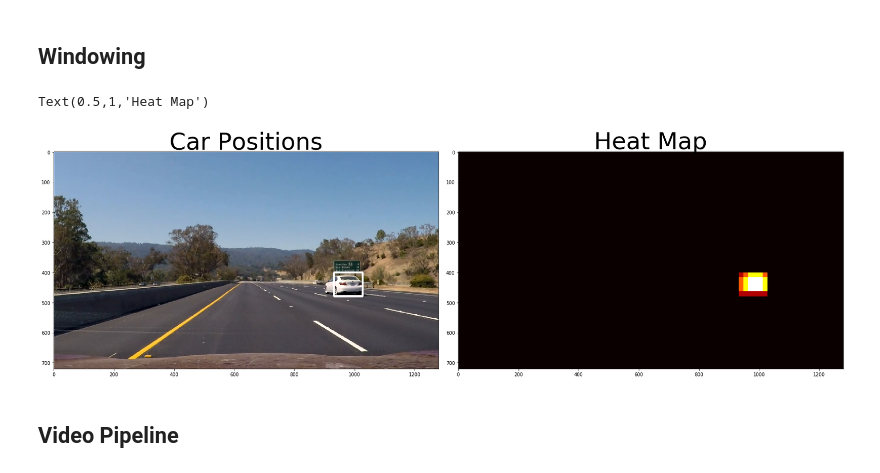
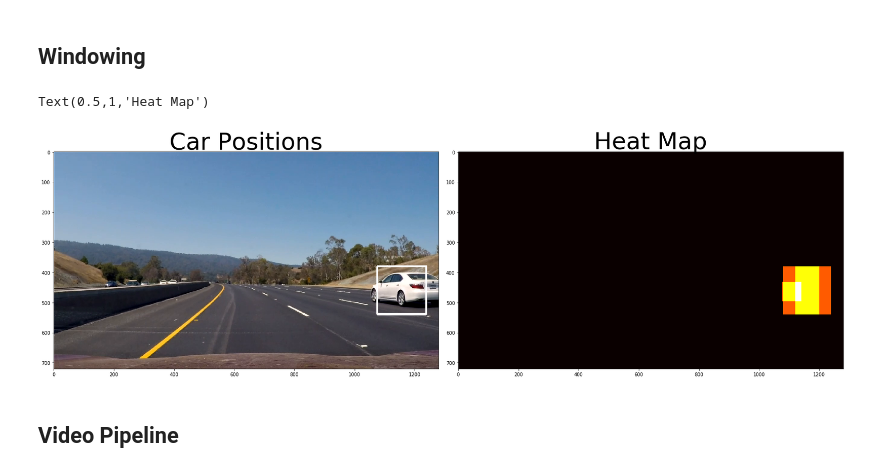
Before and after one commit to hassmuha/CarND-Vehicle-Detection-Submit, a Jupyter notebook: main.ipynb, the cells around one changed output. Saved outputs shown, nothing was run; the diff lists cells and outputs as text; code cells hidden in the pictures.

```diff
--- a/main.ipynb
+++ b/main.ipynb
@@ -307,7 +307,7 @@ if GridSearch:
 # %%
 # just to confirm with the best parameters
 #clf = svm.SVC(kernel='rbf',C=4,gamma= .004)
-clf = svm.SVC(kernel='rbf',C=4,gamma= .004)
+clf = svm.SVC(kernel='rbf',C=4)
 
 # Check the training time for the SVC
 t=time.time()
@@ -451,17 +451,17 @@ def find_cars(img, crop_x, crop_w, crop_y, crop_h, scale_x, scale_y, X_scaler, c
 
     # step 1 :
     crop_img_HLS = cv2.cvtColor(crop_img, cv2.COLOR_RGB2HLS)
-    crop_img_YUV = cv2.cvtColor(crop_img, cv2.COLOR_RGB2YUV)
+    #crop_img_YUV = cv2.cvtColor(crop_img, cv2.COLOR_RGB2YUV)
 
     if scale_x != 1 or scale_y != 1:
         imshape = crop_img_HLS.shape
         crop_img_HLS_resize = cv2.resize(crop_img_HLS, (np.int(imshape[1]/scale_x), np.int(imshape[0]/scale_y)))
-        crop_img_YUV_resize = cv2.resize(crop_img_YUV, (np.int(imshape[1]/scale_x), np.int(imshape[0]/scale_y)))
+        #crop_img_YUV_resize = cv2.resize(crop_img_YUV, (np.int(imshape[1]/scale_x), np.int(imshape[0]/scale_y)))
     else:
         crop_img_HLS_resize = np.copy(crop_img_HLS)
-        crop_img_YUV_resize = np.copy(crop_img_YUV)
+        #crop_img_YUV_resize = np.copy(crop_img_YUV)
 
-    y_channel = crop_img_YUV_resize[:,:,0]
+    #y_channel = crop_img_YUV_resize[:,:,0]
 
     h_channel = crop_img_HLS_resize[:,:,0]
     l_channel = crop_img_HLS_resize[:,:,1]
@@ -473,14 +473,14 @@ def find_cars(img, crop_x, crop_w, crop_y, crop_h, scale_x, scale_y, X_scaler, c
     nyblocks = (l_channel.shape[0] // pix_per_cell) - cell_per_block + 1
 
     # 32 was the orginal sampling rate, with 4 cells and 8 pix per cell
-    window = 32
+    window = 64
     nblocks_per_window = (window // pix_per_cell) - cell_per_block + 1
 
     nxsteps = (nxblocks - nblocks_per_window) // cells_per_step_x + 1
     nysteps = (nyblocks - nblocks_per_window) // cells_per_step_y + 1
 
     # Compute individual channel HOG features for the resized crop image
-    hog_features_image = get_hog_features(y_channel, orient, pix_per_cell, cell_per_block, feature_vec=False)
+    hog_features_image = get_hog_features(l_channel, orient, pix_per_cell, cell_per_block, feature_vec=False)
 
 
 
@@ -501,7 +501,7 @@ def find_cars(img, crop_x, crop_w, crop_y, crop_h, scale_x, scale_y, X_scaler, c
             hist_features_window_h = channel_hist(h_channel[ytop:ytop+window, xleft:xleft+window], nbins=hist_bins, bins_range=hist_range)
 
             hist_features_window_s = hist_features_window_s[10:]
-            hist_features_window_h = hist_features_window_h[:-16]
+            hist_features_window_h = hist_features_window_h[:-8]
 
 
             #concatenate the features to one feature vector
@@ -556,7 +556,7 @@ def draw_labeled_bboxes(img, labels):
     # Return the image
     return img
 
-img_test = mpimg.imread('./project_video/frame470.jpg')
+img_test = mpimg.imread('./project_video/frame225.jpg')
 
 heat = np.zeros_like(img_test[:,:,0]).astype(np.float)
 
@@ -568,11 +568,10 @@ hist_range=(0, 256)
 
 bbox_list = []
 
-
 crop_x = 500;crop_w = 780
 crop_y = 400;crop_h = 128
-scale_x = 64/32;scale_y = 64/32
-cells_per_step_x = 1; cells_per_step_y = 2
+scale_x = 64/64;scale_y = 64/64
+cells_per_step_x = 4; cells_per_step_y = 4
 bbox_list = bbox_list + find_cars(img_test, crop_x, crop_w, crop_y, crop_h, scale_x, scale_y, X_scaler, clf,
                                   orient, pix_per_cell, cell_per_block, hist_bins, hist_range,
                                   cells_per_step_x, cells_per_step_y)
@@ -580,8 +579,8 @@ bbox_list = bbox_list + find_cars(img_test, crop_x, crop_w, crop_y, crop_h, scal
 
 crop_x = 500;crop_w = 780
 crop_y = 400;crop_h = 150
-scale_x = 96/32;scale_y = 96/32
-cells_per_step_x = 1; cells_per_step_y = 2
+scale_x = 96/64;scale_y = 96/64
+cells_per_step_x = 2; cells_per_step_y = 4
 bbox_list = bbox_list + find_cars(img_test, crop_x, crop_w, crop_y, crop_h, scale_x, scale_y, X_scaler, clf,
                                   orient, pix_per_cell, cell_per_block, hist_bins, hist_range,
                                   cells_per_step_x, cells_per_step_y)
@@ -589,8 +588,8 @@ bbox_list = bbox_list + find_cars(img_test, crop_x, crop_w, crop_y, crop_h, scal
 
 crop_x = 500;crop_w = 780
 crop_y = 400;crop_h = 128
-scale_x = 96/32;scale_y = 64/32
-cells_per_step_x = 1; cells_per_step_y = 1
+scale_x = 96/64;scale_y = 64/64
+cells_per_step_x = 2; cells_per_step_y = 2
 bbox_list = bbox_list + find_cars(img_test, crop_x, crop_w, crop_y, crop_h, scale_x, scale_y, X_scaler, clf,
                                   orient, pix_per_cell, cell_per_block, hist_bins, hist_range,
                                   cells_per_step_x, cells_per_step_y)
@@ -598,24 +597,32 @@ bbox_list = bbox_list + find_cars(img_test, crop_x, crop_w, crop_y, crop_h, scal
 #for right portion
 crop_x = 1000;crop_w = 280
 crop_y = 380;crop_h = 150 #might be go back to same y as 96 x 96
-scale_x = 128/32;scale_y = 64/32
-cells_per_step_x = 1; cells_per_step_y = 1
+scale_x = 128/64;scale_y = 64/64
+cells_per_step_x = 2; cells_per_step_y = 2
 bbox_list = bbox_list + find_cars(img_test, crop_x, crop_w, crop_y, crop_h, scale_x, scale_y, X_scaler, clf,
                                   orient, pix_per_cell, cell_per_block, hist_bins, hist_range,
                                   cells_per_step_x, cells_per_step_y)
 
 crop_x = 1000;crop_w = 280
 crop_y = 380;crop_h = 250 #might be go back to same y as 96 x 96
-scale_x = 128/32;scale_y = 128/32
-cells_per_step_x = 1; cells_per_step_y = 2
+scale_x = 128/64;scale_y = 128/64
+cells_per_step_x = 2; cells_per_step_y = 4
 bbox_list = bbox_list + find_cars(img_test, crop_x, crop_w, crop_y, crop_h, scale_x, scale_y, X_scaler, clf,
                                   orient, pix_per_cell, cell_per_block, hist_bins, hist_range,
                                   cells_per_step_x, cells_per_step_y)
 
 crop_x = 1000;crop_w = 280
 crop_y = 380;crop_h = 250 #might be go back to same y as 96 x 96
-scale_x = 192/32;scale_y = 128/32
-cells_per_step_x = 1; cells_per_step_y = 2
+scale_x = 160/64;scale_y = 160/64
+cells_per_step_x = 2; cells_per_step_y = 4
+bbox_list = bbox_list + find_cars(img_test, crop_x, crop_w, crop_y, crop_h, scale_x, scale_y, X_scaler, clf,
+                                  orient, pix_per_cell, cell_per_block, hist_bins, hist_range,
+                                  cells_per_step_x, cells_per_step_y)
+
+crop_x = 1000;crop_w = 280
+crop_y = 380;crop_h = 250 #might be go back to same y as 96 x 96
+scale_x = 192/64;scale_y = 128/64
+cells_per_step_x = 2; cells_per_step_y = 4
 bbox_list = bbox_list + find_cars(img_test, crop_x, crop_w, crop_y, crop_h, scale_x, scale_y, X_scaler, clf,
                                   orient, pix_per_cell, cell_per_block, hist_bins, hist_range,
                                   cells_per_step_x, cells_per_step_y)
@@ -623,42 +630,51 @@ bbox_list = bbox_list + find_cars(img_test, crop_x, crop_w, crop_y, crop_h, scal
 # for lower portion
 crop_x = 500;crop_w = 550
 crop_y = 500;crop_h = 150 #might be go back to same y as 96 x 96
-scale_x = 128/32;scale_y = 64/32
-cells_per_step_x = 1; cells_per_step_y = 2
+scale_x = 128/64;scale_y = 64/64
+cells_per_step_x = 2; cells_per_step_y = 4
 bbox_list = bbox_list + find_cars(img_test, crop_x, crop_w, crop_y, crop_h, scale_x, scale_y, X_scaler, clf,
                                   orient, pix_per_cell, cell_per_block, hist_bins, hist_range,
                                   cells_per_step_x, cells_per_step_y)
 crop_x = 500;crop_w = 550
 crop_y = 500;crop_h = 150 #might be go back to same y as 96 x 96
-scale_x = 128/32;scale_y = 128/32
-cells_per_step_x = 1; cells_per_step_y = 2
+scale_x = 128/64;scale_y = 128/64
+cells_per_step_x = 2; cells_per_step_y = 4
 bbox_list = bbox_list + find_cars(img_test, crop_x, crop_w, crop_y, crop_h, scale_x, scale_y, X_scaler, clf,
                                   orient, pix_per_cell, cell_per_block, hist_bins, hist_range,
                                   cells_per_step_x, cells_per_step_y)
+
+crop_x = 500;crop_w = 550
+crop_y = 500;crop_h = 150 #might be go back to same y as 96 x 96
+scale_x = 160/64;scale_y = 160/64
+cells_per_step_x = 2; cells_per_step_y = 4
+bbox_list = bbox_list + find_cars(img_test, crop_x, crop_w, crop_y, crop_h, scale_x, scale_y, X_scaler, clf,
+                                  orient, pix_per_cell, cell_per_block, hist_bins, hist_range,
+                                  cells_per_step_x, cells_per_step_y)
+
 # Add heat to each box in box list
 heat = add_heat(heat,bbox_list)
 
 
 # Apply threshold to help remove false positives
-heat = apply_threshold(heat,0)
+heat = apply_threshold(heat,2)
 
 # Visualize the heatmap when displaying
 heatmap = np.clip(heat, 0, 255)
 
 # Find final boxes from heatmap using label function
 labels = label(heatmap)
 draw_img = draw_labeled_bboxes(np.copy(img_test), labels)
 #draw_img = draw_boxes(np.copy(img_test), rect_list_temp, color=(0, 0, 255), thick=6)
 
 f, (ax1, ax2) = plt.subplots(1, 2, figsize=(24, 9))
 f.tight_layout()
 ax1.imshow(draw_img)
 ax1.set_title('Car Positions', fontsize=50)
 ax2.imshow(heatmap, cmap='hot')
 ax2.set_title('Heat Map', fontsize=50)
 # %% [output]
 Text(0.5,1,'Heat Map')
-[figure, old version]
+[figure, new version]
 # %% [markdown]
 ## Video Pipeline
 # %%
```
Also changed, not shown: parts of 6 cells of this notebook.
